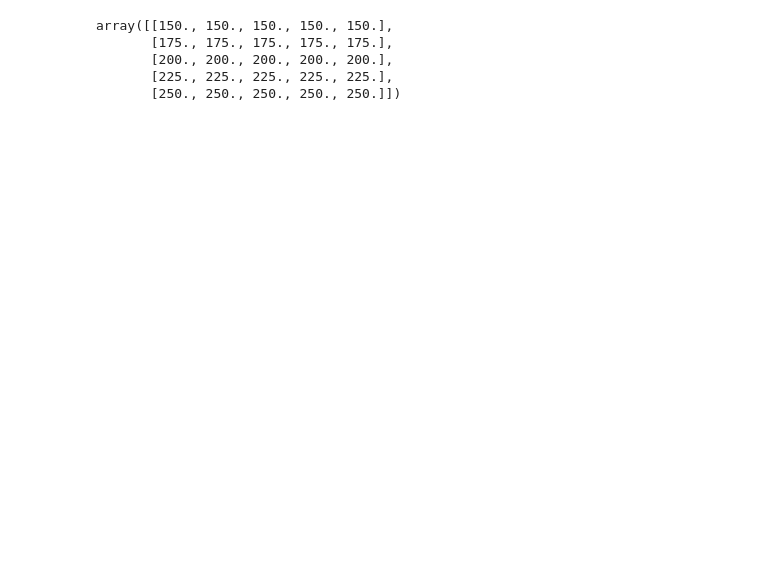
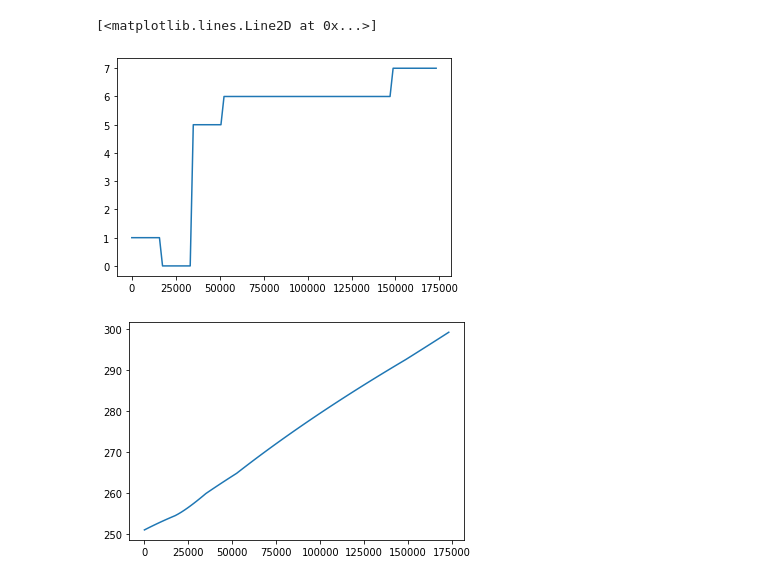
Before and after one commit to tagordon/HydroSphere, a Jupyter notebook: HS.ipynb, the cells around one changed output. Saved outputs shown, nothing was run; the diff lists cells and outputs as text; code cells hidden in the pictures; blank space fills up the shorter version.

Commit message:
plots

```diff
--- a/HS.ipynb
+++ b/HS.ipynb
@@ -34,11 +34,13 @@ def compute_structure(
 # %%
 # trappist-1 G params
 
-rho = 0.917 # bulk density in earth units
 rhoc = 1.5 # core density in earth units
-mf = 0.1 # water / core
-R = 1.129 # in earth units
-Teq = 200 # K
+R = 0.92 # in earth units
 Ps = 0.1 # MPa
+# temps b, c, d, e, f, g: 400, 341, 288, 251, 219, 198, 168 from Agol 2020
+Teq = 251
 
-res = compute_structure(rho, Teq, rhoc, mf, R, Ps, savefile='test.dat')
+rho, mf = 0.889, 0.01
+
+%time res = compute_structure(rho, Teq, rhoc, mf, R, Ps, M_thresh=0.1, resolution=50)
+z, rho, alpha, Cp, dT_dz, phase, T, P, g = res
@@ -45 +50,9 @@ res = compute_structure(rho, Teq, rhoc, mf, R, Ps, savefile='test.dat')
+# %%
+plt.plot(z, phase)
+plt.figure()
+plt.plot(z, T)
+# %% [output]
+[<matplotlib.lines.Line2D at 0x...>]
+[figure, added]
+[figure, added]
 # %%
@@ -64,10 +74,7 @@ T = np.linspace(150, 250, 5)
 D, T = np.meshgrid(D, T)
 coords = [(i, D, T) for i, (D, T) in enumerate(zip(D.flatten(), T.flatten()))]
 # %%
-T
+D = np.linspace(0.5, 1.5, 5)
+T = np.linspace(150, 250, 5)
+D, T = np.meshgrid(D, T)
+coords = [(i, D, T) for i, (D, T) in enumerate(zip(D.flatten(), T.flatten()))]
-# %% [output]
-array([[150., 150., 150., 150., 150.],
-       [175., 175., 175., 175., 175.],
-       [200., 200., 200., 200., 200.],
-       [225., 225., 225., 225., 225.],
-       [250., 250., 250., 250., 250.]])
```
Also changed, not shown: parts of 26 cells of this notebook, 5 other files.
